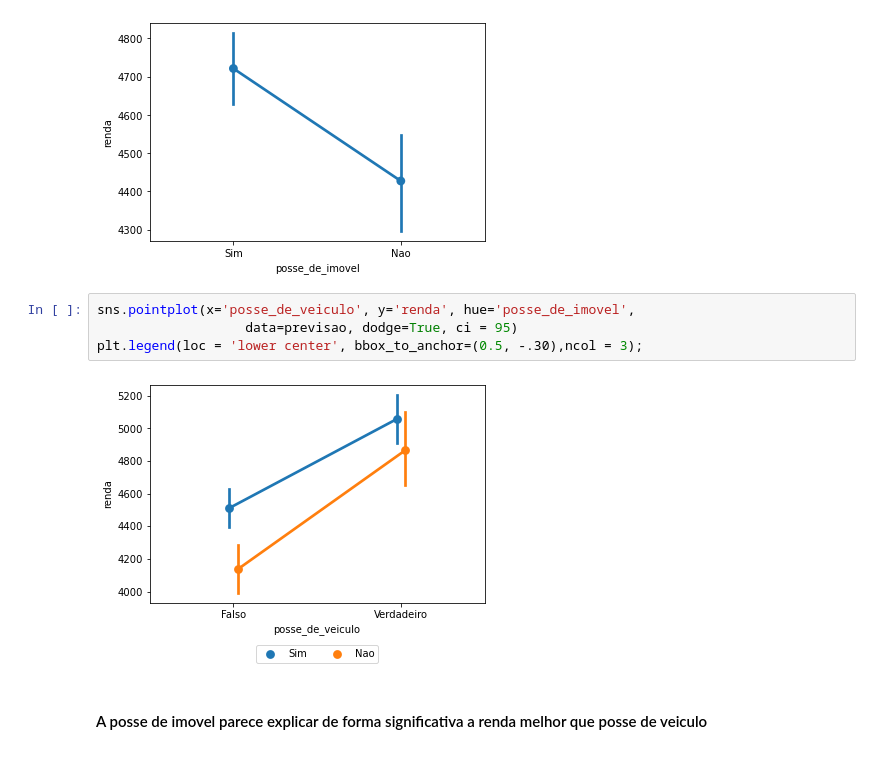
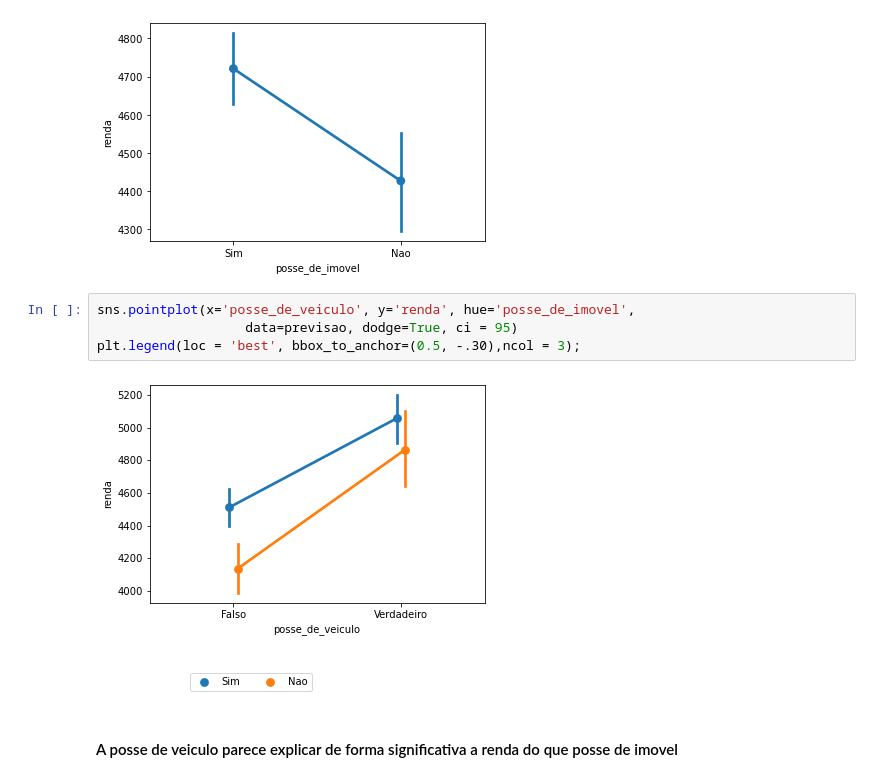
Before and after one commit to MarioECNacimento/ebac_analista_dados, a Jupyter notebook: Pratica_Mod10_EX02.ipynb, the cells around one changed output. Cells and saved outputs as stored; diff of their text form.

```diff
--- a/Pratica_Mod10_EX02.ipynb
+++ b/Pratica_Mod10_EX02.ipynb
@@ -65,8 +65,8 @@ sns.pointplot(x='posse_de_imovel', y='renda',
 # %%
 sns.pointplot(x='posse_de_veiculo', y='renda', hue='posse_de_imovel',
                    data=previsao, dodge=True, ci = 95)
-plt.legend(loc = 'lower center', bbox_to_anchor=(0.5, -.30),ncol = 3);
+plt.legend(loc = 'best', bbox_to_anchor=(0.5, -.30),ncol = 3);
 # %% [output]
-[figure, old version]
+[figure, new version]
 # %% [markdown]
-#### A posse de imovel parece explicar de forma significativa a renda melhor que posse de veiculo
+#### A posse de veiculo parece explicar de forma significativa a renda do que posse de imovel
```
Also changed, not shown: parts of 1 cell of this notebook.
